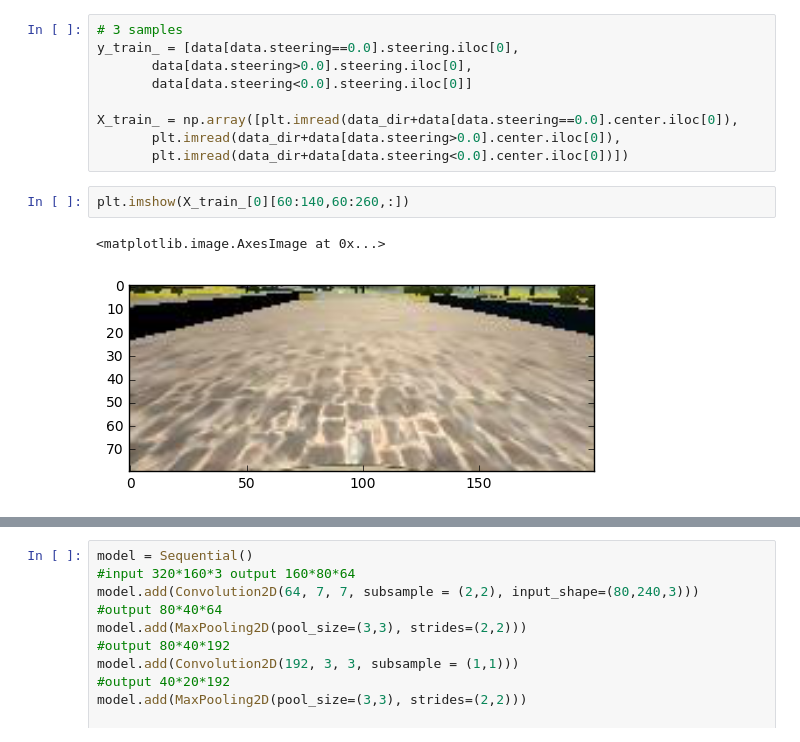
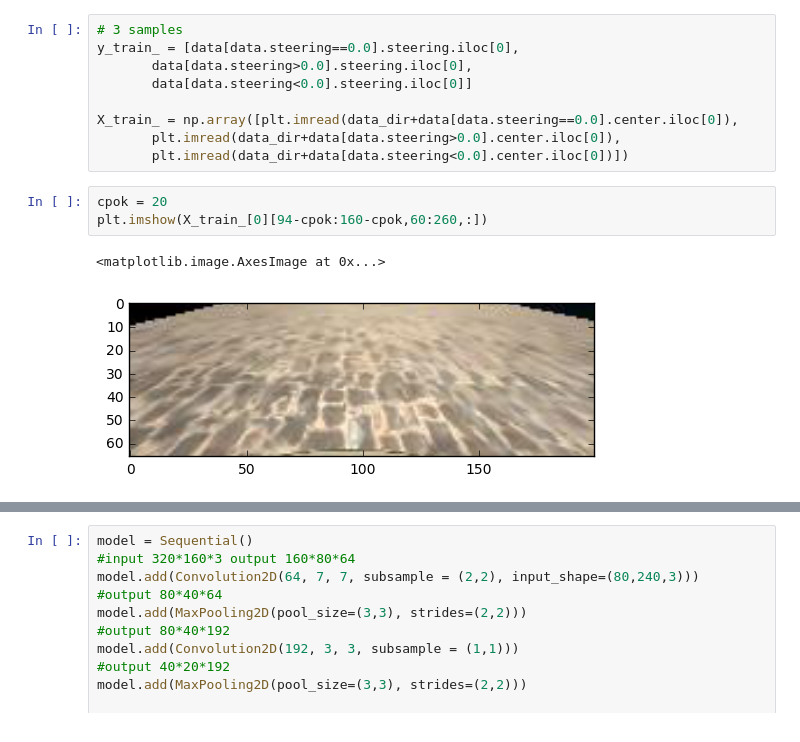
Before and after one commit to olegleyz/sdcnd-p3-behavioral-cloning-, a Jupyter notebook: workbook.ipynb, the cells around one changed output, grey strips where cells are left out. Drawn from its saved outputs; the diff is of its cells as text.

Commit message:
trained nvidia model with 66x220 images

```diff
--- a/workbook.ipynb
+++ b/workbook.ipynb
@@ -24,8 +26,9 @@ X_train_ = np.array([plt.imread(data_dir+data[data.steering==0.0].center.iloc[0]
        plt.imread(data_dir+data[data.steering>0.0].center.iloc[0]),
        plt.imread(data_dir+data[data.steering<0.0].center.iloc[0])])
 # %%
-plt.imshow(X_train_[0][60:140,60:260,:])
+cpok = 20
+plt.imshow(X_train_[0][94-cpok:160-cpok,60:260,:])
 # %% [output]
 <matplotlib.image.AxesImage at 0x...>
-[figure, old version]
+[figure, new version]
 # %%
```
Also changed, not shown: parts of 6 cells of this notebook, 2 other files.
